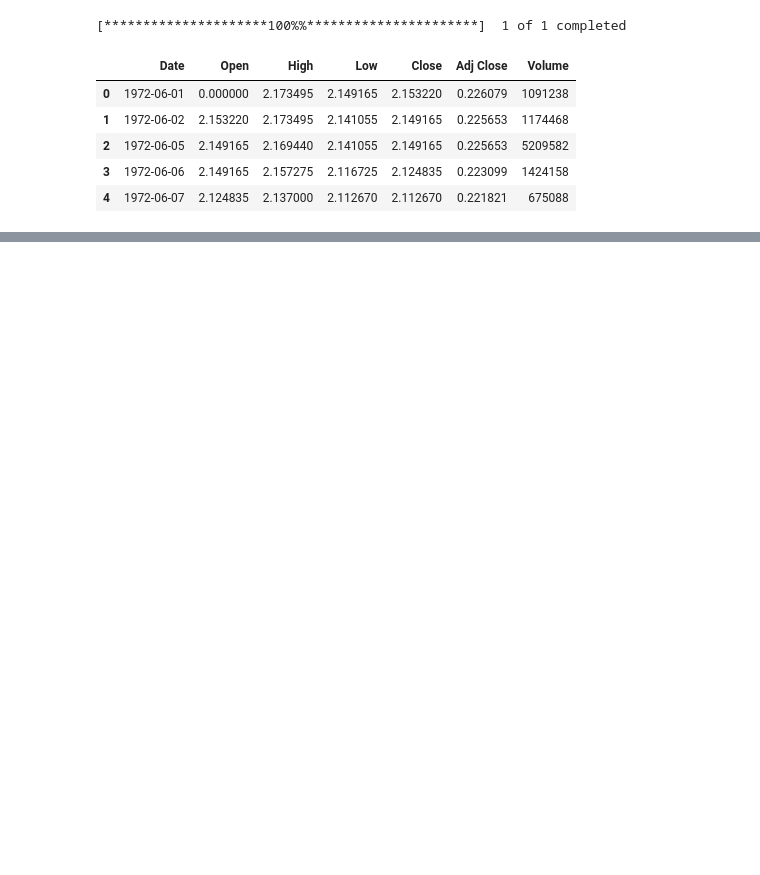
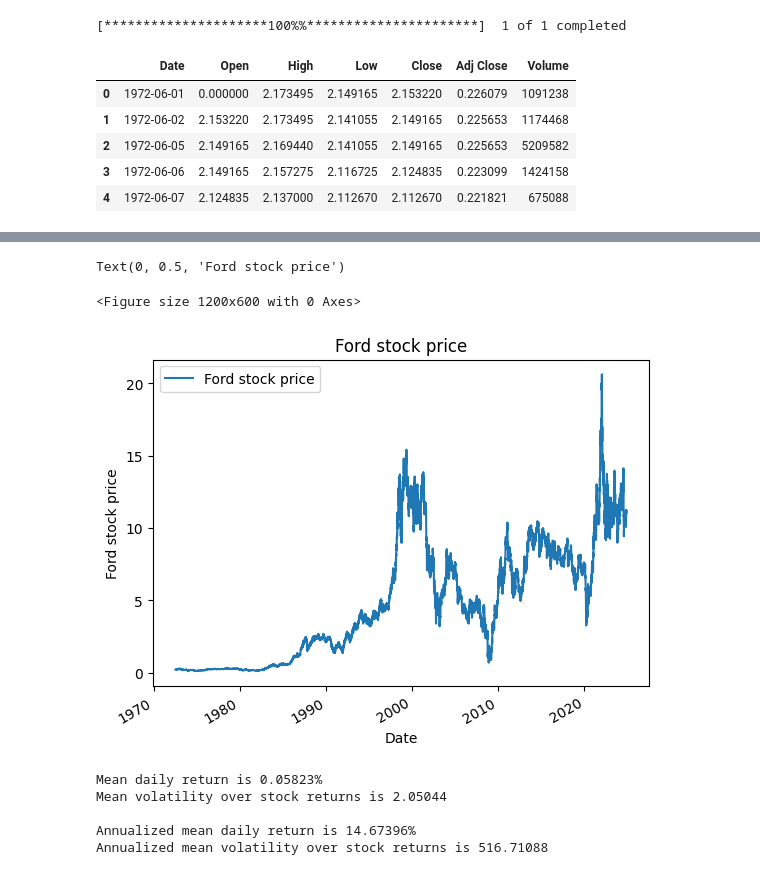
Before and after one commit to Nikolyking/Stochastic-Calculus-Coursework, a Jupyter notebook: main.ipynb, the cells around one changed output, grey strips where cells are left out. Drawn from its saved outputs; the diff is of its cells as text; code cells hidden in the pictures; blank space fills up the shorter version.

```diff
--- a/main.ipynb
+++ b/main.ipynb
@@ -5,5 +6,5 @@ import yfinance as yf
 # %%
-yf_data = yf.download('F')
+yf_data = yf.download('F', start="1800-01-01")
 yf_data.reset_index(inplace=True)
 yf_data.head()
 # %% [output]
@@ -35,0 +18,21 @@ data
+# %%
+# Daily returns calculations
+data = yf_data[["Date", "Adj Close"]]
+data.set_index("Date", inplace=True)
+data = data.rename(columns={"Adj Close": "Ford stock price"})
+data["Daily returns"] = data["Ford stock price"].pct_change()*100
+data = data.loc[data["Daily returns"] != 0]
+
+# Volatility calculations
+rolling_window = 20
+data["Rolling Mean"] = data["Daily returns"].rolling(window=rolling_window).mean()
+data["Rolling Variance"] = data["Daily returns"].rolling(window=rolling_window).apply(
+    lambda x: ((x - x.mean()) ** 2).sum() / (len(x) - 1), raw=True
+)
+data["Volatility"] = data["Rolling Variance"] ** 0.5
+data.drop(columns=["Rolling Mean", "Rolling Variance"], inplace=True)
+
+# Drop NA rows
+data.dropna(axis=0, how="any", inplace=True)
+
+data
@@ -35,0 +54,21 @@ data
+# %%
+plt.figure(figsize=(12, 6))
+data.plot(y='Ford stock price', title='Ford stock price')
+plt.xlabel('Date')
+plt.ylabel('Ford stock price')
+# %% [output]
+Text(0, 0.5, 'Ford stock price')
+<Figure size 1200x600 with 0 Axes>
+[figure, added]
+# %%
+print(f"Mean daily return is {round(data['Daily returns'].mean(), 5)}%")
+print(f"Mean volatility over stock returns is {round(data['Volatility'].mean(), 5)}")
+
+print(f"\nAnnualized mean daily return is {round(data['Daily returns'].mean(), 5)*252}%")
+print(f"Annualized mean volatility over stock returns is {round(data['Volatility'].mean(), 5)*252}")
+# %% [output]
+Mean daily return is 0.05823%
+Mean volatility over stock returns is 2.05044
+
+Annualized mean daily return is 14.67396%
+Annualized mean volatility over stock returns is 516.71088
```
Also changed, not shown: parts of 3 cells of this notebook.
